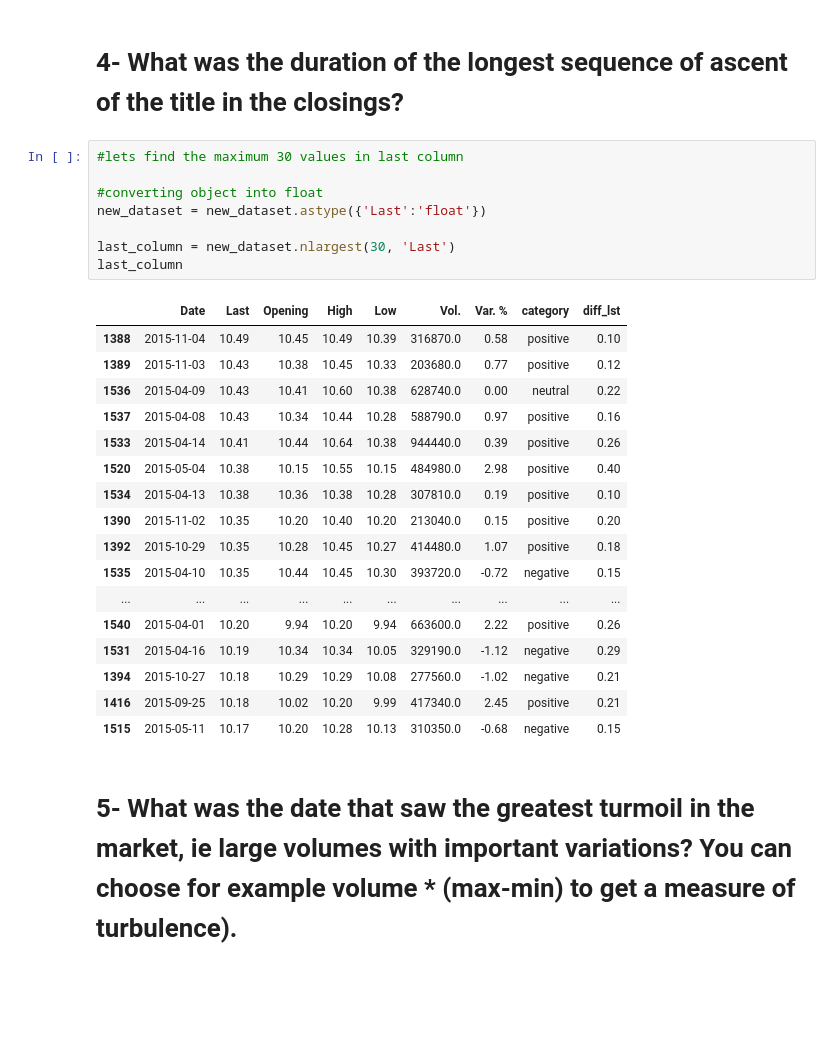
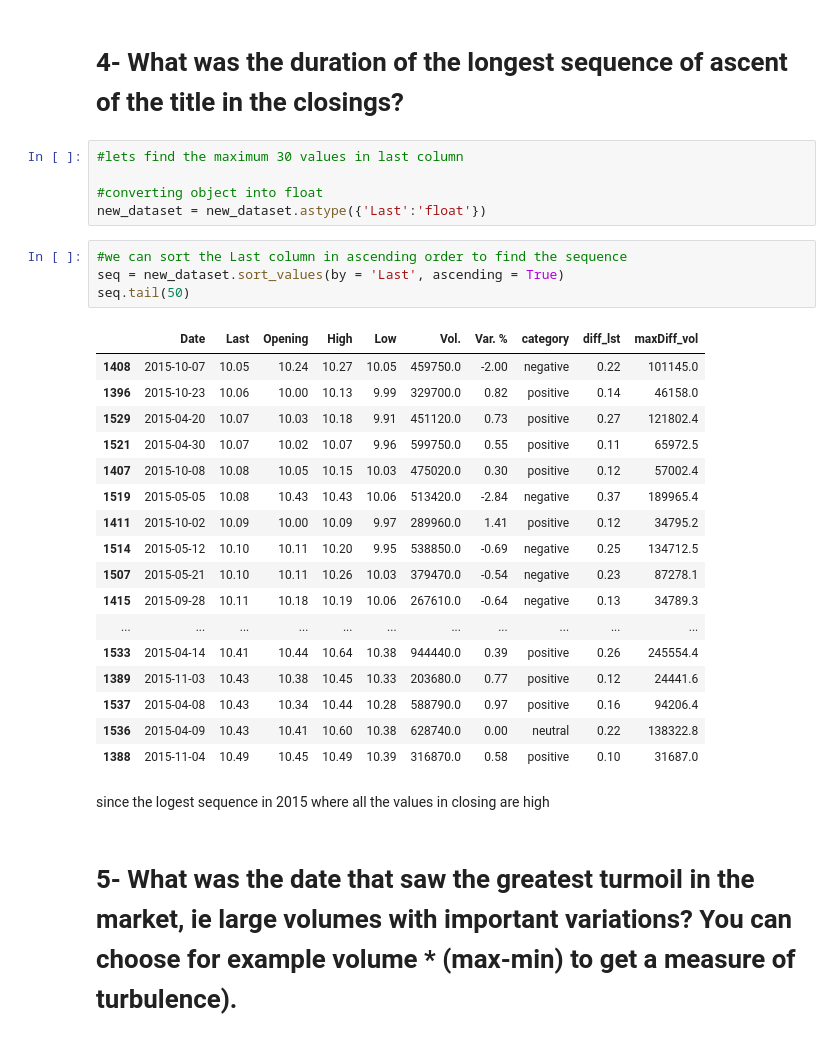
Before and after one commit to arfan64shah/Extract_Transform_Load_Visualization, a Jupyter notebook: Arfan_Practical6/Arfan_Practical6.ipynb, the cells around one changed output. Cells and saved outputs as stored; diff of their text form; blank space fills up the shorter version.

```diff
--- a/Arfan_Practical6/Arfan_Practical6.ipynb
+++ b/Arfan_Practical6/Arfan_Practical6.ipynb
@@ -238,26 +219,29 @@ month_data
 
 #converting object into float
 new_dataset = new_dataset.astype({'Last':'float'})
-
-last_column = new_dataset.nlargest(30, 'Last')
-last_column
-# %% [output]
-|  | Date | Last | Opening | High | Low | Vol. | Var. % | category | diff_lst |
-| 1388 | 2015-11-04 | 10.49 | 10.45 | 10.49 | 10.39 | 316870.0 | 0.58 | positive | 0.10 |
-| 1389 | 2015-11-03 | 10.43 | 10.38 | 10.45 | 10.33 | 203680.0 | 0.77 | positive | 0.12 |
-| 1536 | 2015-04-09 | 10.43 | 10.41 | 10.60 | 10.38 | 628740.0 | 0.00 | neutral | 0.22 |
-| 1537 | 2015-04-08 | 10.43 | 10.34 | 10.44 | 10.28 | 588790.0 | 0.97 | positive | 0.16 |
-| 1533 | 2015-04-14 | 10.41 | 10.44 | 10.64 | 10.38 | 944440.0 | 0.39 | positive | 0.26 |
-| 1520 | 2015-05-04 | 10.38 | 10.15 | 10.55 | 10.15 | 484980.0 | 2.98 | positive | 0.40 |
-| 1534 | 2015-04-13 | 10.38 | 10.36 | 10.38 | 10.28 | 307810.0 | 0.19 | positive | 0.10 |
-| 1390 | 2015-11-02 | 10.35 | 10.20 | 10.40 | 10.20 | 213040.0 | 0.15 | positive | 0.20 |
-| 1392 | 2015-10-29 | 10.35 | 10.28 | 10.45 | 10.27 | 414480.0 | 1.07 | positive | 0.18 |
-| 1535 | 2015-04-10 | 10.35 | 10.44 | 10.45 | 10.30 | 393720.0 | -0.72 | negative | 0.15 |
-| ... | ... | ... | ... | ... | ... | ... | ... | ... | ... |
-| 1540 | 2015-04-01 | 10.20 | 9.94 | 10.20 | 9.94 | 663600.0 | 2.22 | positive | 0.26 |
-| 1531 | 2015-04-16 | 10.19 | 10.34 | 10.34 | 10.05 | 329190.0 | -1.12 | negative | 0.29 |
-| 1394 | 2015-10-27 | 10.18 | 10.29 | 10.29 | 10.08 | 277560.0 | -1.02 | negative | 0.21 |
-| 1416 | 2015-09-25 | 10.18 | 10.02 | 10.20 | 9.99 | 417340.0 | 2.45 | positive | 0.21 |
-| 1515 | 2015-05-11 | 10.17 | 10.20 | 10.28 | 10.13 | 310350.0 | -0.68 | negative | 0.15 |
+# %%
+#we can sort the Last column in ascending order to find the sequence
+seq = new_dataset.sort_values(by = 'Last', ascending = True)
+seq.tail(50)
+# %% [output]
+|  | Date | Last | Opening | High | Low | Vol. | Var. % | category | diff_lst | maxDiff_vol |
+| 1408 | 2015-10-07 | 10.05 | 10.24 | 10.27 | 10.05 | 459750.0 | -2.00 | negative | 0.22 | 101145.0 |
+| 1396 | 2015-10-23 | 10.06 | 10.00 | 10.13 | 9.99 | 329700.0 | 0.82 | positive | 0.14 | 46158.0 |
+| 1529 | 2015-04-20 | 10.07 | 10.03 | 10.18 | 9.91 | 451120.0 | 0.73 | positive | 0.27 | 121802.4 |
+| 1521 | 2015-04-30 | 10.07 | 10.02 | 10.07 | 9.96 | 599750.0 | 0.55 | positive | 0.11 | 65972.5 |
+| 1407 | 2015-10-08 | 10.08 | 10.05 | 10.15 | 10.03 | 475020.0 | 0.30 | positive | 0.12 | 57002.4 |
+| 1519 | 2015-05-05 | 10.08 | 10.43 | 10.43 | 10.06 | 513420.0 | -2.84 | negative | 0.37 | 189965.4 |
+| 1411 | 2015-10-02 | 10.09 | 10.00 | 10.09 | 9.97 | 289960.0 | 1.41 | positive | 0.12 | 34795.2 |
+| 1514 | 2015-05-12 | 10.10 | 10.11 | 10.20 | 9.95 | 538850.0 | -0.69 | negative | 0.25 | 134712.5 |
+| 1507 | 2015-05-21 | 10.10 | 10.11 | 10.26 | 10.03 | 379470.0 | -0.54 | negative | 0.23 | 87278.1 |
+| 1415 | 2015-09-28 | 10.11 | 10.18 | 10.19 | 10.06 | 267610.0 | -0.64 | negative | 0.13 | 34789.3 |
+| ... | ... | ... | ... | ... | ... | ... | ... | ... | ... | ... |
+| 1533 | 2015-04-14 | 10.41 | 10.44 | 10.64 | 10.38 | 944440.0 | 0.39 | positive | 0.26 | 245554.4 |
+| 1389 | 2015-11-03 | 10.43 | 10.38 | 10.45 | 10.33 | 203680.0 | 0.77 | positive | 0.12 | 24441.6 |
+| 1537 | 2015-04-08 | 10.43 | 10.34 | 10.44 | 10.28 | 588790.0 | 0.97 | positive | 0.16 | 94206.4 |
+| 1536 | 2015-04-09 | 10.43 | 10.41 | 10.60 | 10.38 | 628740.0 | 0.00 | neutral | 0.22 | 138322.8 |
+| 1388 | 2015-11-04 | 10.49 | 10.45 | 10.49 | 10.39 | 316870.0 | 0.58 | positive | 0.10 | 31687.0 |
+# %% [markdown]
+since the logest sequence in 2015 where all the values in closing are high
 # %% [markdown]
 # 5- What was the date that saw the greatest turmoil in the market, ie large volumes with important variations? You can choose for example volume * (max-min) to get a measure of turbulence).
```
Also changed, not shown: parts of 4 cells of this notebook.
